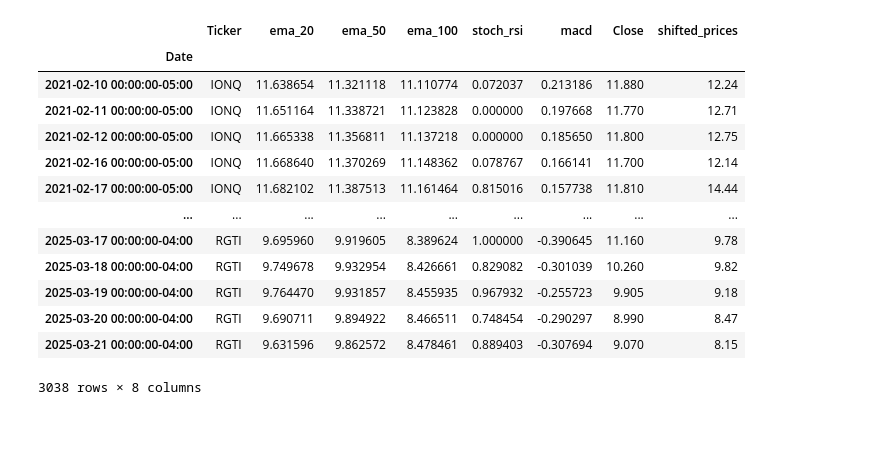
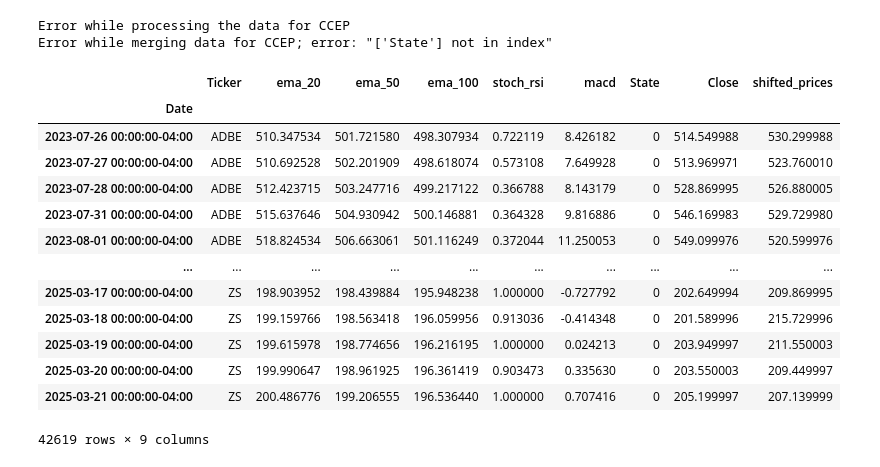
Before and after one commit to taltmann0818/Project_DeepGreen, a Jupyter notebook: Price Prediction2.ipynb, the cells around one changed output. Saved outputs shown, nothing was run; the diff lists cells and outputs as text; code cells hidden in the pictures; blank space fills up the shorter version.

```diff
--- a/Price Prediction2.ipynb
+++ b/Price Prediction2.ipynb
@@ -34,30 +34,32 @@ tickers = pd.read_html("https://en.wikipedia.org/wiki/Nasdaq-100")[4]
 # Clean up the dataframe
 tickers = tickers.iloc[:, [1]].to_numpy().flatten()
 # %%
-tickers = ['IONQ','QBTS','RGTI']
+#tickers = ['IONQ','QBTS','RGTI']
 training_dfs = []
 stocks_dfs = []
 for ticker in tickers:
     training_data, raw_stock_data = TickerData(ticker,years=10,prediction_window=5).process_all()
     training_dfs.append(training_data)
     stocks_dfs.append(raw_stock_data)
 
 training_data = pd.concat(training_dfs, ignore_index=False)
 stock_data = pd.concat(stocks_dfs, ignore_index=False)
 training_data
 # %% [output]
+Error while processing the data for CCEP
+Error while merging data for CCEP; error: "['State'] not in index"
-|  | Ticker | ema_20 | ema_50 | ema_100 | stoch_rsi | macd | Close | shifted_prices |
-| Date |  |  |  |  |  |  |  |  |
-| 2021-02-10 00:00:00-05:00 | IONQ | 11.638654 | 11.321118 | 11.110774 | 0.072037 | 0.213186 | 11.880 | 12.24 |
-| 2021-02-11 00:00:00-05:00 | IONQ | 11.651164 | 11.338721 | 11.123828 | 0.000000 | 0.197668 | 11.770 | 12.71 |
-| 2021-02-12 00:00:00-05:00 | IONQ | 11.665338 | 11.356811 | 11.137218 | 0.000000 | 0.185650 | 11.800 | 12.75 |
-| 2021-02-16 00:00:00-05:00 | IONQ | 11.668640 | 11.370269 | 11.148362 | 0.078767 | 0.166141 | 11.700 | 12.14 |
-| 2021-02-17 00:00:00-05:00 | IONQ | 11.682102 | 11.387513 | 11.161464 | 0.815016 | 0.157738 | 11.810 | 14.44 |
-| ... | ... | ... | ... | ... | ... | ... | ... | ... |
-| 2025-03-17 00:00:00-04:00 | RGTI | 9.695960 | 9.919605 | 8.389624 | 1.000000 | -0.390645 | 11.160 | 9.78 |
-| 2025-03-18 00:00:00-04:00 | RGTI | 9.749678 | 9.932954 | 8.426661 | 0.829082 | -0.301039 | 10.260 | 9.82 |
-| 2025-03-19 00:00:00-04:00 | RGTI | 9.764470 | 9.931857 | 8.455935 | 0.967932 | -0.255723 | 9.905 | 9.18 |
-| 2025-03-20 00:00:00-04:00 | RGTI | 9.690711 | 9.894922 | 8.466511 | 0.748454 | -0.290297 | 8.990 | 8.47 |
-| 2025-03-21 00:00:00-04:00 | RGTI | 9.631596 | 9.862572 | 8.478461 | 0.889403 | -0.307694 | 9.070 | 8.15 |
+|  | Ticker | ema_20 | ema_50 | ema_100 | stoch_rsi | macd | State | Close | shifted_prices |
+| Date |  |  |  |  |  |  |  |  |  |
+| 2023-07-26 00:00:00-04:00 | ADBE | 510.347534 | 501.721580 | 498.307934 | 0.722119 | 8.426182 | 0 | 514.549988 | 530.299988 |
+| 2023-07-27 00:00:00-04:00 | ADBE | 510.692528 | 502.201909 | 498.618074 | 0.573108 | 7.649928 | 0 | 513.969971 | 523.760010 |
+| 2023-07-28 00:00:00-04:00 | ADBE | 512.423715 | 503.247716 | 499.217122 | 0.366788 | 8.143179 | 0 | 528.869995 | 526.880005 |
+| 2023-07-31 00:00:00-04:00 | ADBE | 515.637646 | 504.930942 | 500.146881 | 0.364328 | 9.816886 | 0 | 546.169983 | 529.729980 |
+| 2023-08-01 00:00:00-04:00 | ADBE | 518.824534 | 506.663061 | 501.116249 | 0.372044 | 11.250053 | 0 | 549.099976 | 520.599976 |
+| ... | ... | ... | ... | ... | ... | ... | ... | ... | ... |
+| 2025-03-17 00:00:00-04:00 | ZS | 198.903952 | 198.439884 | 195.948238 | 1.000000 | -0.727792 | 0 | 202.649994 | 209.869995 |
+| 2025-03-18 00:00:00-04:00 | ZS | 199.159766 | 198.563418 | 196.059956 | 0.913036 | -0.414348 | 0 | 201.589996 | 215.729996 |
+| 2025-03-19 00:00:00-04:00 | ZS | 199.615978 | 198.774656 | 196.216195 | 1.000000 | 0.024213 | 0 | 203.949997 | 211.550003 |
+| 2025-03-20 00:00:00-04:00 | ZS | 199.990647 | 198.961925 | 196.361419 | 0.903473 | 0.335630 | 0 | 203.550003 | 209.449997 |
+| 2025-03-21 00:00:00-04:00 | ZS | 200.486776 | 199.206555 | 196.536440 | 1.000000 | 0.707416 | 0 | 205.199997 | 207.139999 |
-3038 rows × 8 columns
+42619 rows × 9 columns
 # %%
```
Also changed, not shown: parts of 8 cells of this notebook, 10 other files.
